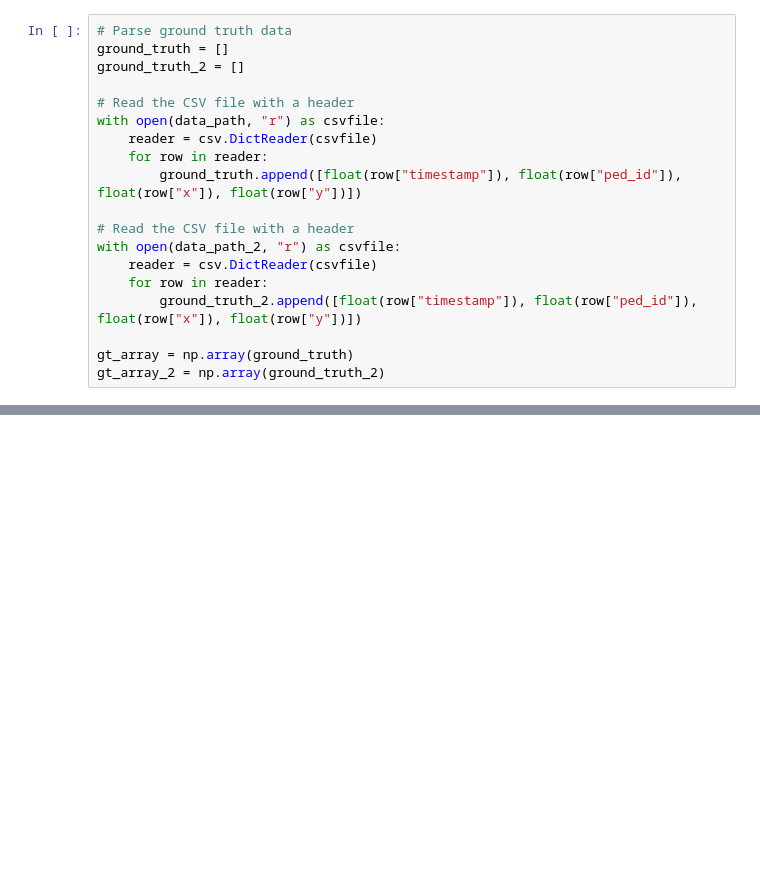
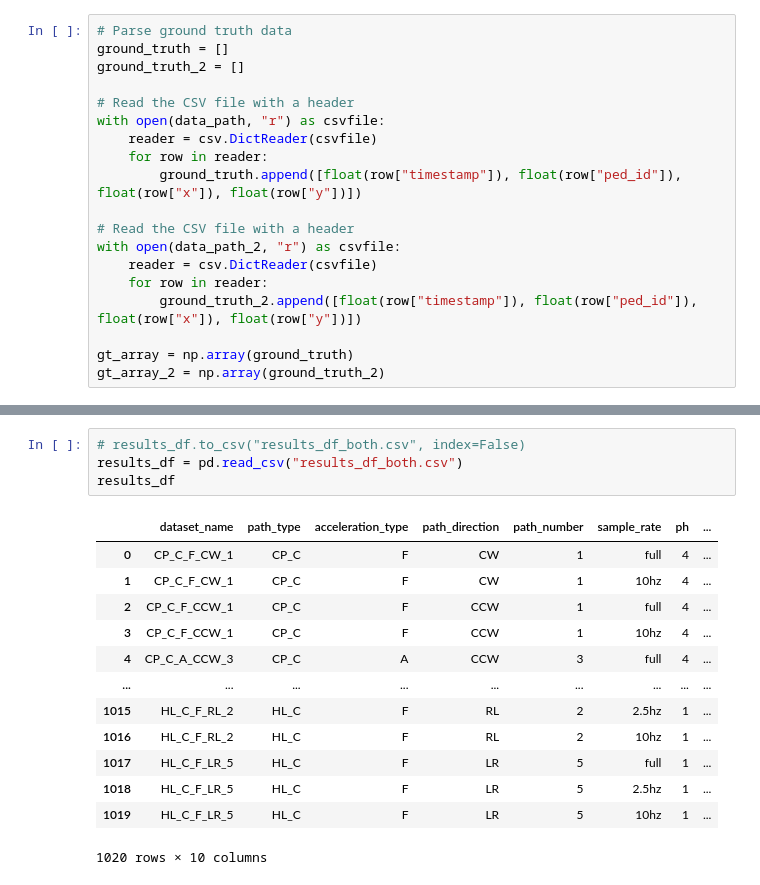
Before and after one commit to spourasgari/motion_predictor, a Jupyter notebook: CV_pred.ipynb, the cells around one changed output, grey strips where cells are left out. Drawn from its saved outputs; the diff is of its cells as text; blank space fills up the shorter version.

```diff
--- a/CV_pred.ipynb
+++ b/CV_pred.ipynb
@@ -395 +404,19 @@ results_df
+# %%
+# results_df.to_csv("results_df_both.csv", index=False)
+results_df = pd.read_csv("results_df_both.csv")
+results_df
+# %% [output]
+|  | dataset_name | path_type | acceleration_type | path_direction | path_number | sample_rate | ph | ... |
+| 0 | CP_C_F_CW_1 | CP_C | F | CW | 1 | full | 4 | ... |
+| 1 | CP_C_F_CW_1 | CP_C | F | CW | 1 | 10hz | 4 | ... |
+| 2 | CP_C_F_CCW_1 | CP_C | F | CCW | 1 | full | 4 | ... |
+| 3 | CP_C_F_CCW_1 | CP_C | F | CCW | 1 | 10hz | 4 | ... |
+| 4 | CP_C_A_CCW_3 | CP_C | A | CCW | 3 | full | 4 | ... |
+| ... | ... | ... | ... | ... | ... | ... | ... | ... |
+| 1015 | HL_C_F_RL_2 | HL_C | F | RL | 2 | 2.5hz | 1 | ... |
+| 1016 | HL_C_F_RL_2 | HL_C | F | RL | 2 | 10hz | 1 | ... |
+| 1017 | HL_C_F_LR_5 | HL_C | F | LR | 5 | full | 1 | ... |
+| 1018 | HL_C_F_LR_5 | HL_C | F | LR | 5 | 2.5hz | 1 | ... |
+| 1019 | HL_C_F_LR_5 | HL_C | F | LR | 5 | 10hz | 1 | ... |
+1020 rows × 10 columns
 # %%
```
Also changed, not shown: parts of 11 cells of this notebook, 3 other files.
